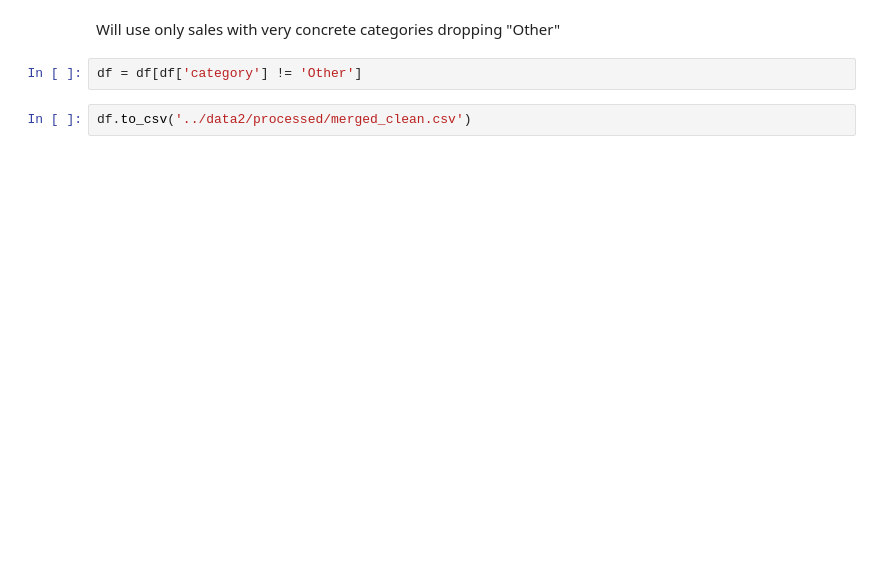
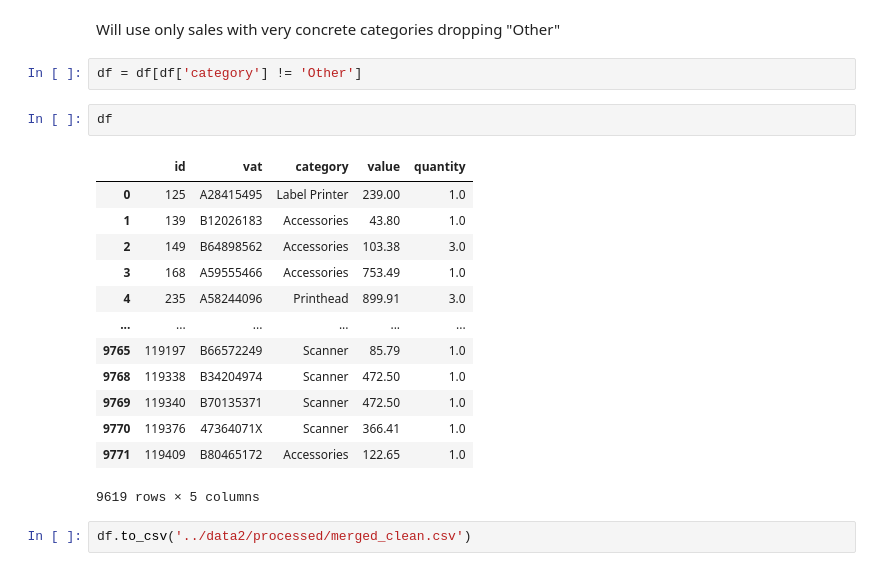
Before and after one commit to Albrodmar/Ironhack-Final-Project, a Jupyter notebook: notebooks/1- Merge sales-catalogue.ipynb, the cells around one changed output. Drawn from its saved outputs; the diff is of its cells as text; blank space fills up the shorter version.

```diff
--- a/notebooks/1- Merge sales-catalogue.ipynb
+++ b/notebooks/1- Merge sales-catalogue.ipynb
@@ -153,5 +201,21 @@ df = aggresults[['id','vat','category','value','quantity']]
 Will use only sales with very concrete categories dropping "Other"
 # %%
 df = df[df['category'] != 'Other']
+# %%
+df
+# %% [output]
+|  | id | vat | category | value | quantity |
+| 0 | 125 | A28415495 | Label Printer | 239.00 | 1.0 |
+| 1 | 139 | B12026183 | Accessories | 43.80 | 1.0 |
+| 2 | 149 | B64898562 | Accessories | 103.38 | 3.0 |
+| 3 | 168 | A59555466 | Accessories | 753.49 | 1.0 |
+| 4 | 235 | A58244096 | Printhead | 899.91 | 3.0 |
+| ... | ... | ... | ... | ... | ... |
+| 9765 | 119197 | B66572249 | Scanner | 85.79 | 1.0 |
+| 9768 | 119338 | B34204974 | Scanner | 472.50 | 1.0 |
+| 9769 | 119340 | B70135371 | Scanner | 472.50 | 1.0 |
+| 9770 | 119376 | 47364071X | Scanner | 366.41 | 1.0 |
+| 9771 | 119409 | B80465172 | Accessories | 122.65 | 1.0 |
+9619 rows × 5 columns
 # %%
 df.to_csv('../data2/processed/merged_clean.csv')
```
Also changed, not shown: parts of 6 cells of this notebook, 11 other files.
